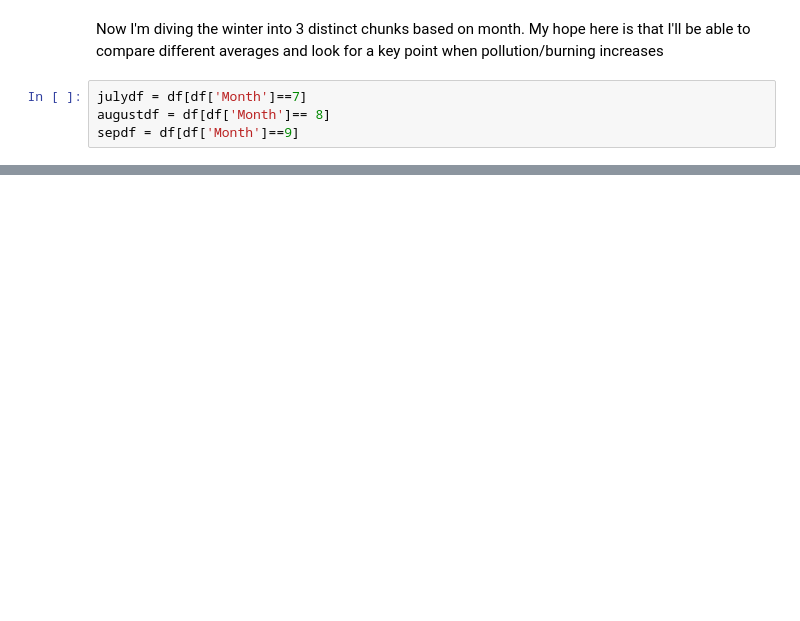
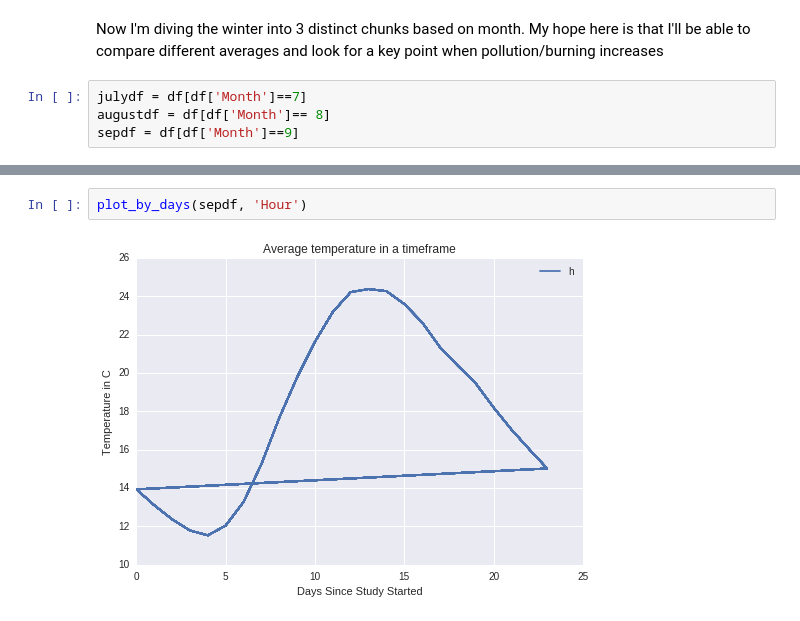
Before and after one commit to BrennaManning/DataScience2016FP, a Jupyter notebook: Beginnings-Mack.ipynb, the cells around one changed output, grey strips where cells are left out. Drawn from its saved outputs; the diff is of its cells as text; blank space fills up the shorter version.

```diff
--- a/Beginnings-Mack.ipynb
+++ b/Beginnings-Mack.ipynb
@@ -191,0 +164,4 @@ def plot_by_days(df):
+# %%
+plot_by_days(sepdf, 'Hour')
+# %% [output]
+[figure, added]
```
Also changed, not shown: parts of 10 cells of this notebook.
